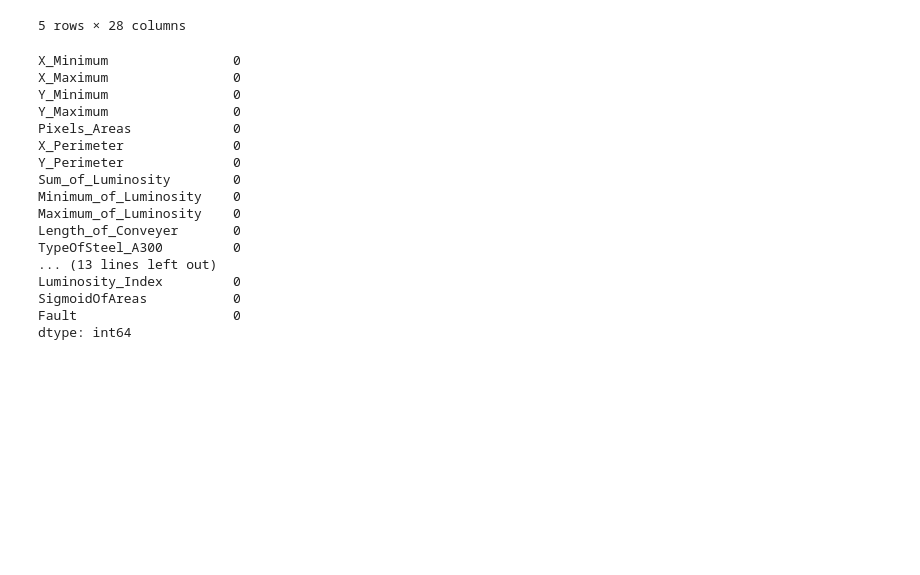
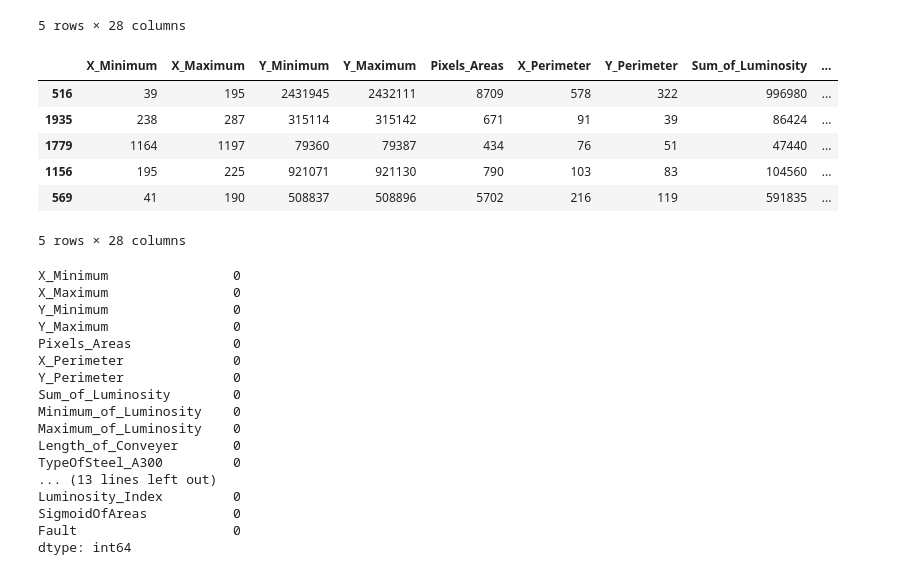
Before and after one commit to ylfoo/ERA2036, a Jupyter notebook: Lab/Learn_Classification_thru_Steel.ipynb, the cells around one changed output. Cells and saved outputs as stored; diff of their text form; code cells hidden in the pictures; blank space fills up the shorter version.

```diff
--- a/Lab/Learn_Classification_thru_Steel.ipynb
+++ b/Lab/Learn_Classification_thru_Steel.ipynb
@@ -48,6 +47,16 @@ df.head()
 | 3 | 853 | 860 | 369370 | 369415 | 176 | 13 | 45 | 18996 | ... |
 | 4 | 1289 | 1306 | 498078 | 498335 | 2409 | 60 | 260 | 246930 | ... |
 5 rows × 28 columns
+# %%
+df.sample(5)
+# %% [output]
+|  | X_Minimum | X_Maximum | Y_Minimum | Y_Maximum | Pixels_Areas | X_Perimeter | Y_Perimeter | Sum_of_Luminosity | ... |
+| 516 | 39 | 195 | 2431945 | 2432111 | 8709 | 578 | 322 | 996980 | ... |
+| 1935 | 238 | 287 | 315114 | 315142 | 671 | 91 | 39 | 86424 | ... |
+| 1779 | 1164 | 1197 | 79360 | 79387 | 434 | 76 | 51 | 47440 | ... |
+| 1156 | 195 | 225 | 921071 | 921130 | 790 | 103 | 83 | 104560 | ... |
+| 569 | 41 | 190 | 508837 | 508896 | 5702 | 216 | 119 | 591835 | ... |
+5 rows × 28 columns
 # %%
 df.isna().sum()
 # %% [output]
```
Also changed, not shown: parts of 21 cells of this notebook.
